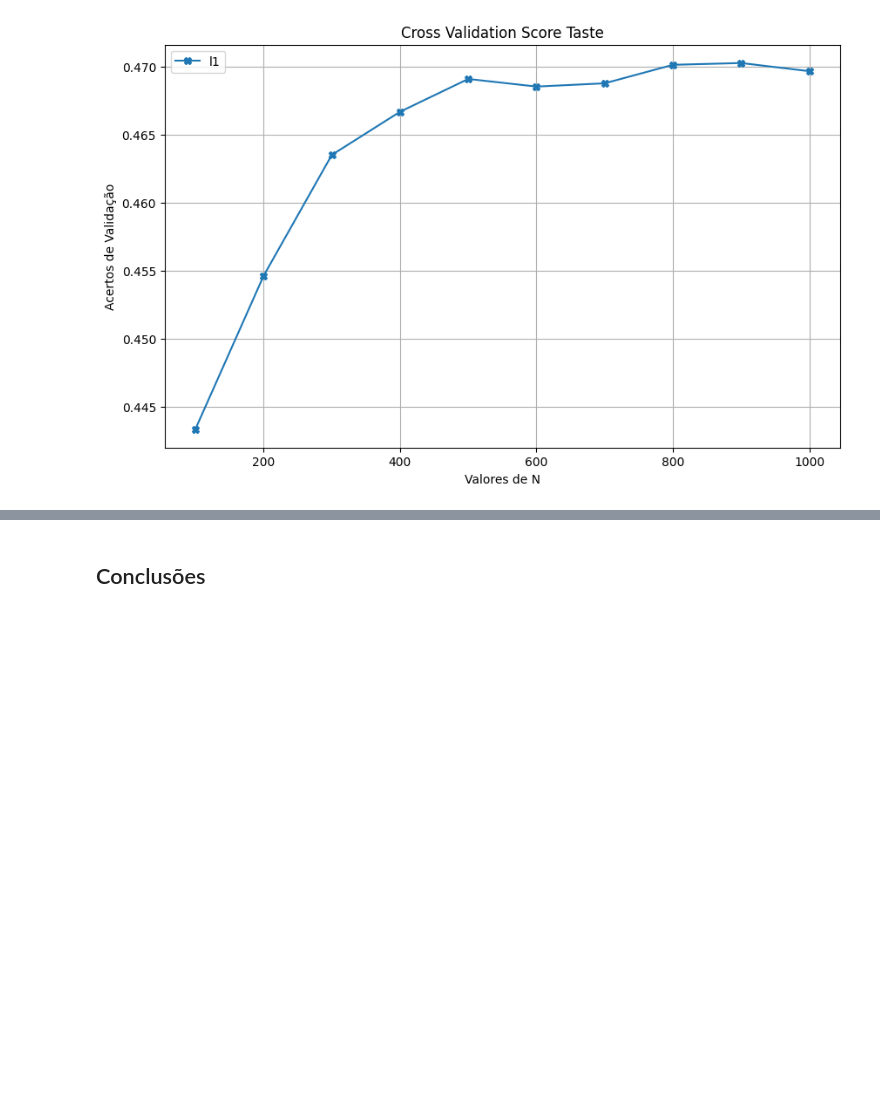
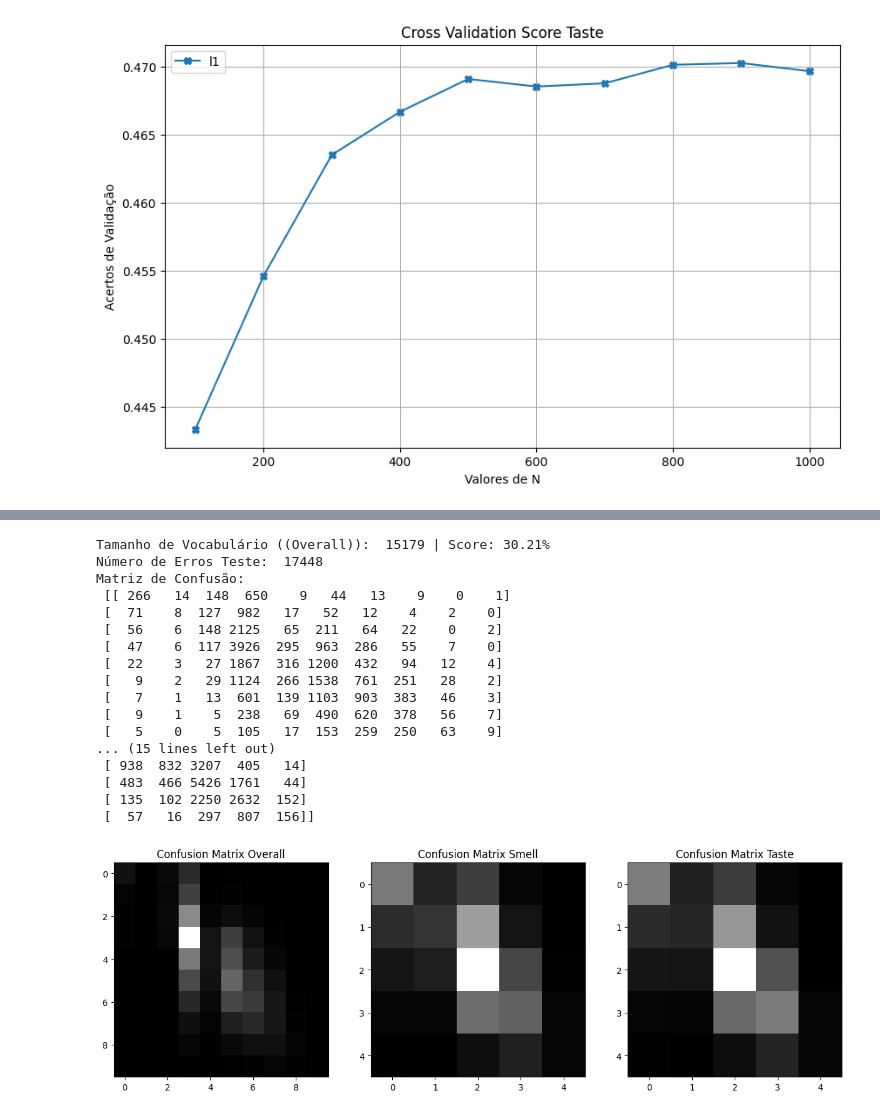
Before and after one commit to DuarteGoncalves04/aa-repo, a Jupyter notebook: Projeto/A46484.ipynb, the cells around one changed output, grey strips where cells are left out. Saved outputs shown, nothing was run; the diff lists cells and outputs as text; code cells hidden in the pictures; blank space fills up the shorter version.

```diff
--- a/Projeto/A46484.ipynb
+++ b/Projeto/A46484.ipynb
@@ -1021,9 +1019,28 @@ KeyboardInterrupt:
 # %%
-Results(tokens_train,pca_ts_overall_svm[0],pca_ts_overall_svm[1],overall_train,"(Overall)")
-Results(tokens_train,pca_ts_smell_svm[0],pca_ts_smell_svm[1],smell_train,"(Smell)")
-Results(tokens_train,pca_ts_taste_svm[0],pca_ts_taste_svm[1],taste_train,"(Taste")
-CM_overall = confusion_matrix(overall_test, pca_ts_overall_svm.predict(pca_ts_overall_svm[1]))
-CM_smell = confusion_matrix(smell_test, pca_ts_smell_svm.predict(pca_ts_smell_svm[1]))
-CM_taste = confusion_matrix(taste_test, pca_ts_taste_svm.predict(pca_ts_taste_svm[1]))
+Results(tokens_test,pca_ts_overall_svm[0],pca_ts_overall_svm[2],overall_test,"(Overall)")
+Results(tokens_test,pca_ts_smell_svm[0],pca_ts_smell_svm[2],smell_test,"(Smell)")
+Results(tokens_test,pca_ts_taste_svm[0],pca_ts_taste_svm[2],taste_test,"(Taste")
+CM_overall = confusion_matrix(overall_test, pca_ts_overall_svm[0].predict(pca_ts_overall_svm[2]))
+CM_smell = confusion_matrix(smell_test, pca_ts_smell_svm[0].predict(pca_ts_smell_svm[2]))
+CM_taste = confusion_matrix(taste_test, pca_ts_taste_svm[0].predict(pca_ts_taste_svm[2]))
 CM_tuple = ((CM_overall, "Overall"), (CM_smell, "Smell"), (CM_taste, "Taste"))
 drawConfusionMatrix(CM_tuple)
+# %% [output]
+Tamanho de Vocabulário ((Overall)):  15179 | Score: 30.21%
+Número de Erros Teste:  17448
+Matriz de Confusão:
+ [[ 266   14  148  650    9   44   13    9    0    1]
+ [  71    8  127  982   17   52   12    4    2    0]
+ [  56    6  148 2125   65  211   64   22    0    2]
+ [  47    6  117 3926  295  963  286   55    7    0]
+ [  22    3   27 1867  316 1200  432   94   12    4]
+ [   9    2   29 1124  266 1538  761  251   28    2]
+ [   7    1   13  601  139 1103  903  383   46    3]
+ [   9    1    5  238   69  490  620  378   56    7]
+ [   5    0    5  105   17  153  259  250   63    9]
+... (15 lines left out)
+ [ 938  832 3207  405   14]
+ [ 483  466 5426 1761   44]
+ [ 135  102 2250 2632  152]
+ [  57   16  297  807  156]]
+[figure, added]
@@ -1039,2 +1046,0 @@ drawConfusionMatrix(CM_tuple)
-# %% [markdown]
-## Conclusões
```
Also changed, not shown: parts of 8 cells of this notebook, 7 other files.
